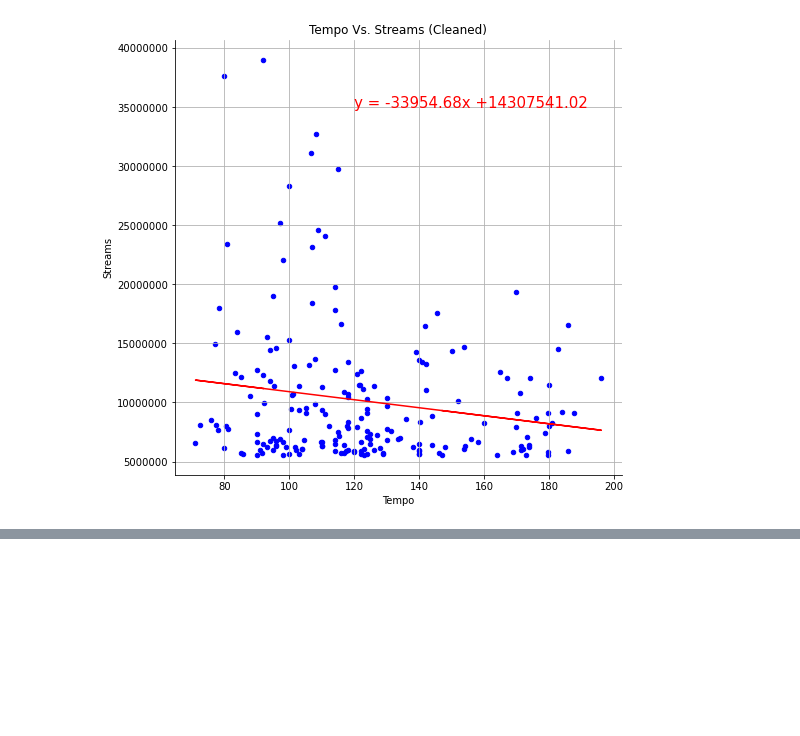
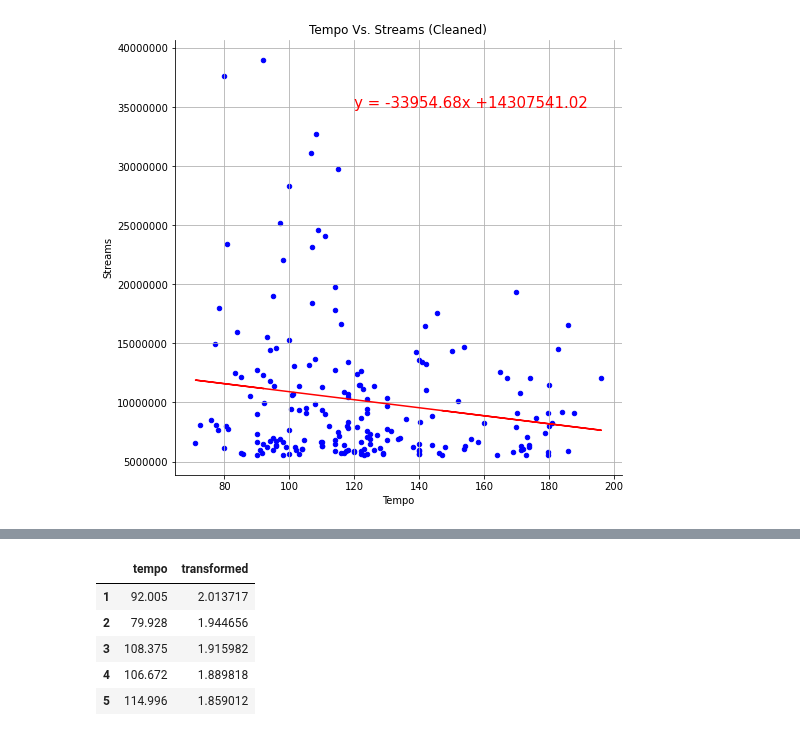
Before and after one commit to mbruns13/project_1_spotify, a Jupyter notebook: song_data_sydney.ipynb, the cells around one changed output, grey strips where cells are left out. Saved outputs shown, nothing was run; the diff lists cells and outputs as text; code cells hidden in the pictures; blank space fills up the shorter version.

```diff
--- a/song_data_sydney.ipynb
+++ b/song_data_sydney.ipynb
@@ -297,0 +332,15 @@ The r-squared value is: 0.029149040040547997
+# %%
+#initialize empty dataframe to store tempo and transformed data
+tempo_transformed = pd.DataFrame()
+# %%
+#fill dataframe
+tempo_transformed['tempo'] = tempo_dancibility_df["tempo"]
+tempo_transformed['transformed'] = transformed
+tempo_transformed.head()
+# %% [output]
+|  | tempo | transformed |
+| 1 | 92.005 | 2.013717 |
+| 2 | 79.928 | 1.944656 |
+| 3 | 108.375 | 1.915982 |
+| 4 | 106.672 | 1.889818 |
+| 5 | 114.996 | 1.859012 |
```
Also changed, not shown: parts of 5 cells of this notebook, 2 other files.
